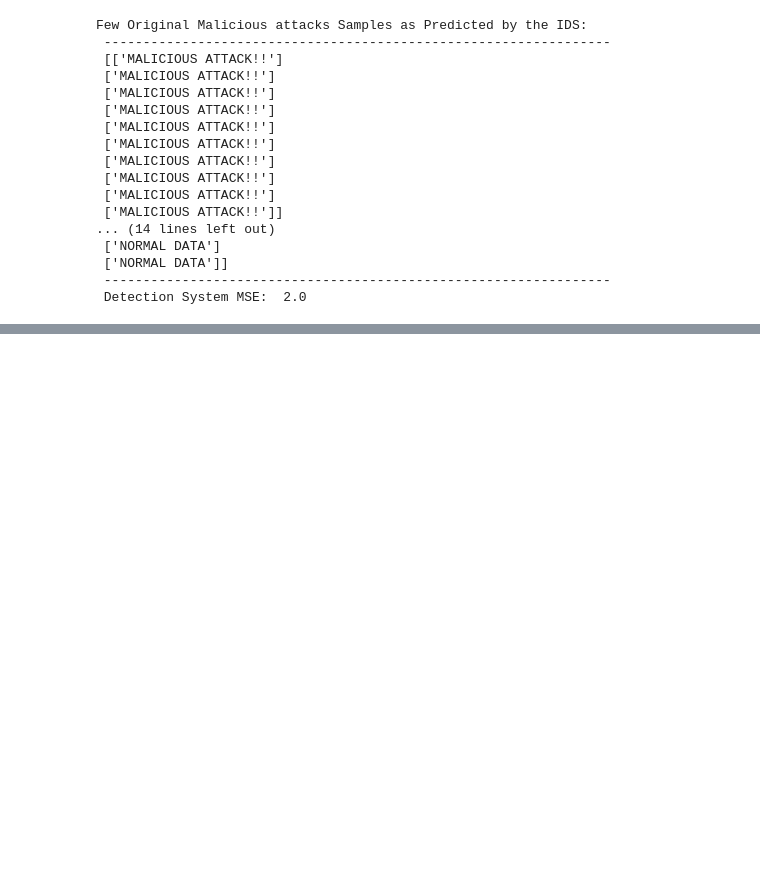
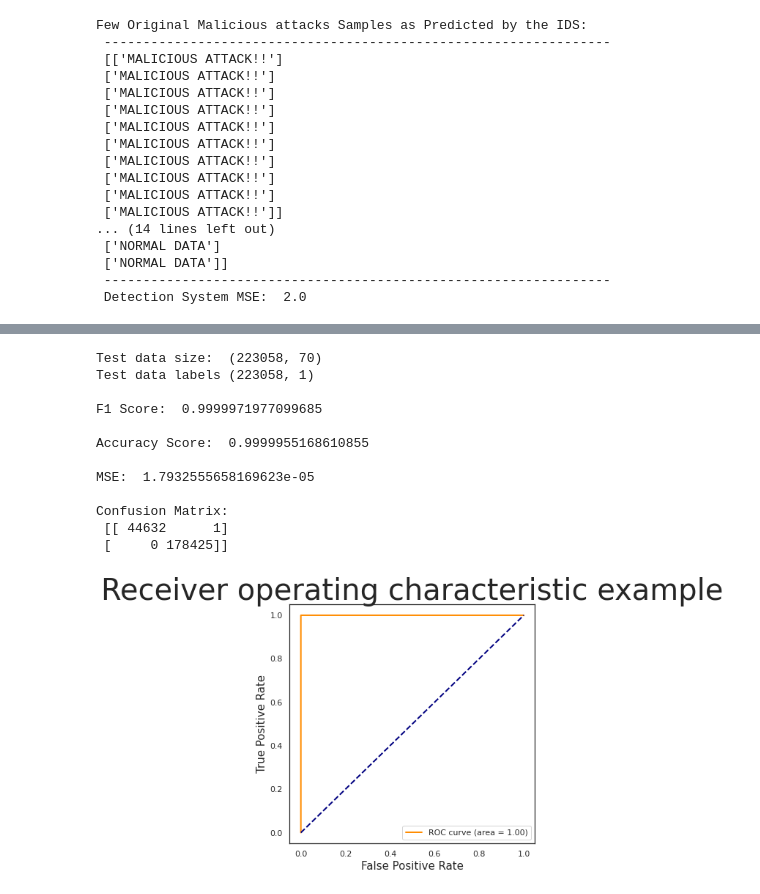
Before and after one commit to Poojithavb/CMPE258-Project, a Jupyter notebook: F_IDSGAN.ipynb, the cells around one changed output, grey strips where cells are left out. Drawn from its saved outputs; the diff is of its cells as text; code cells hidden in the pictures; blank space fills up the shorter version.

```diff
--- a/F_IDSGAN.ipynb
+++ b/F_IDSGAN.ipynb
@@ -617,0 +691,42 @@ Few Original Malicious attacks Samples as Predicted by the IDS:
+# %%
+def _testnormal(ids=clf, x_test= X_test, y_test = y_test):
+
+    print("\nTest data size: ",x_test.shape)
+    print("Test data labels", y_test.shape)
+
+    predictions = ids.predict(x_test)
+
+    print("\nF1 Score: ", f1_score(y_test, predictions))
+    print("\nAccuracy Score: ", accuracy_score(y_test, predictions))
+    print("\nMSE: ", mean_squared_error(y_test, predictions))
+    print("\nConfusion Matrix: \n", confusion_matrix(y_test, predictions))
+
+    fpr, tpr, _ = roc_curve(y_test, predictions)
+    auc = roc_auc_score(y_test, predictions)
+    plt.figure()
+    lw = 2
+    plt.plot(fpr, tpr, color='darkorange',
+          lw=lw, label='ROC curve (area = %0.2f)' % auc)
+    plt.plot([0, 1], [0, 1], color='navy', lw=lw, linestyle='--')
+    plt.xlabel('False Positive Rate')
+    plt.ylabel('True Positive Rate')
+    plt.title('Receiver operating characteristic example')
+    plt.legend(loc="lower right")
+    plt.savefig('Score_Metrics2.png')
+    plt.show()
+
+_testnormal()
+# %% [output]
+Test data size:  (223058, 70)
+Test data labels (223058, 1)
+
+F1 Score:  0.9999971977099685
+
+Accuracy Score:  0.9999955168610855
+
+MSE:  1.7932555658169623e-05
+
+Confusion Matrix:
+ [[ 44632      1]
+ [     0 178425]]
+[figure, added]
```
Also changed, not shown: parts of 5 cells of this notebook.
